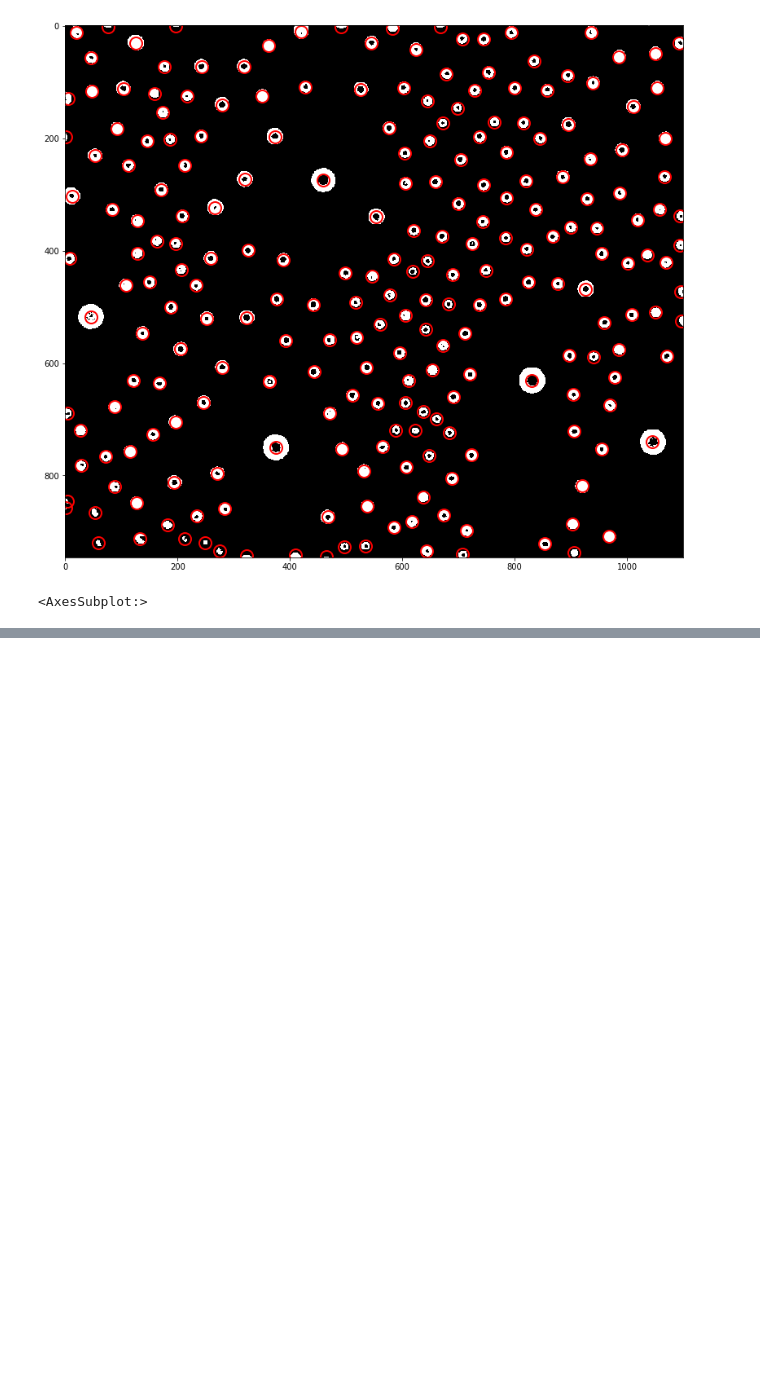
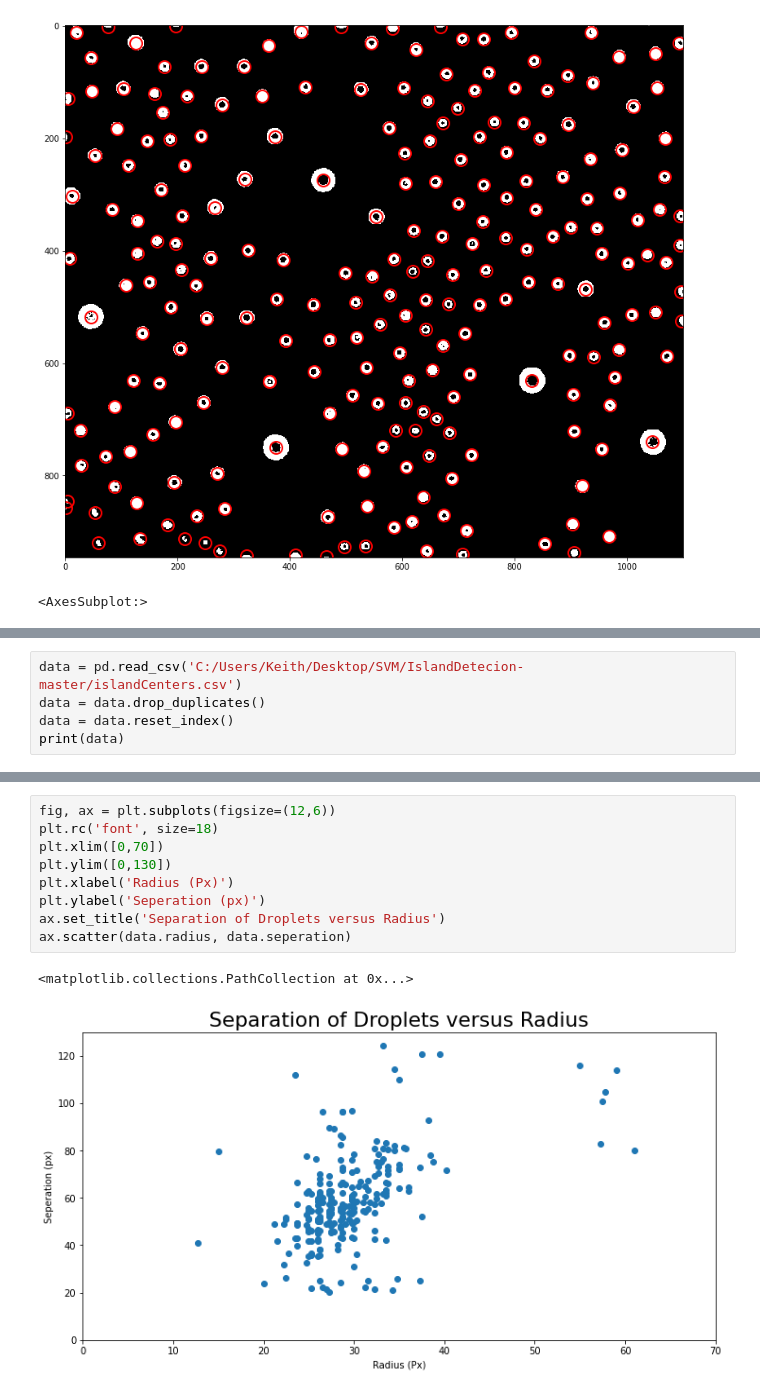
Before and after one commit to KeithHedlund13/dropletEmulsionDensity, a Jupyter notebook: parafinOilDropletTracking.ipynb, the cells around one changed output, grey strips where cells are left out. Drawn from its saved outputs; the diff is of its cells as text; blank space fills up the shorter version.

Commit message:
Program now primarily analyses data from a CSV file.

```diff
--- a/parafinOilDropletTracking.ipynb
+++ b/parafinOilDropletTracking.ipynb
@@ -218,0 +193,5 @@ features.plot('radius', 'Seperation (px)', 'scatter', title='Droplet Seperation
+# %%
+data = pd.read_csv('C:/Users/Keith/Desktop/SVM/IslandDetecion-master/islandCenters.csv')
+data = data.drop_duplicates()
+data = data.reset_index()
+print(data)
@@ -218,0 +269,12 @@ features.plot('radius', 'Seperation (px)', 'scatter', title='Droplet Seperation
+# %%
+fig, ax = plt.subplots(figsize=(12,6))
+plt.rc('font', size=18)
+plt.xlim([0,70])
+plt.ylim([0,130])
+plt.xlabel('Radius (Px)')
+plt.ylabel('Seperation (px)')
+ax.set_title('Separation of Droplets versus Radius')
+ax.scatter(data.radius, data.seperation)
+# %% [output]
+<matplotlib.collections.PathCollection at 0x...>
+[figure, added]
```
Also changed, not shown: parts of 5 cells of this notebook.
